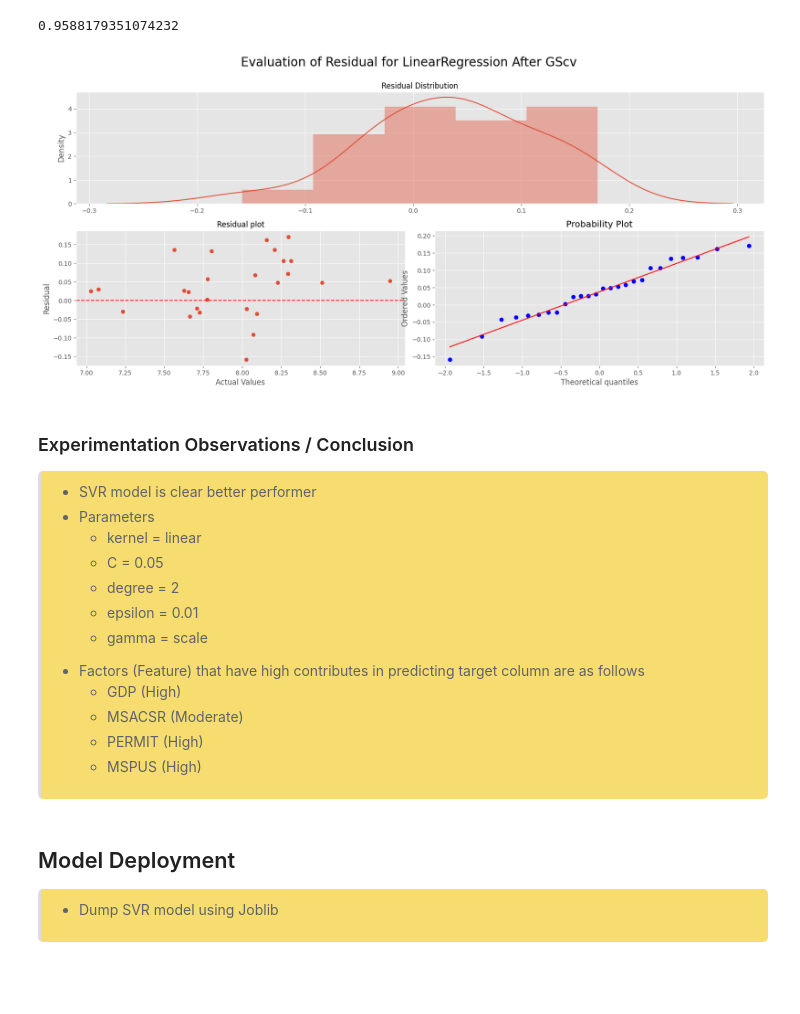
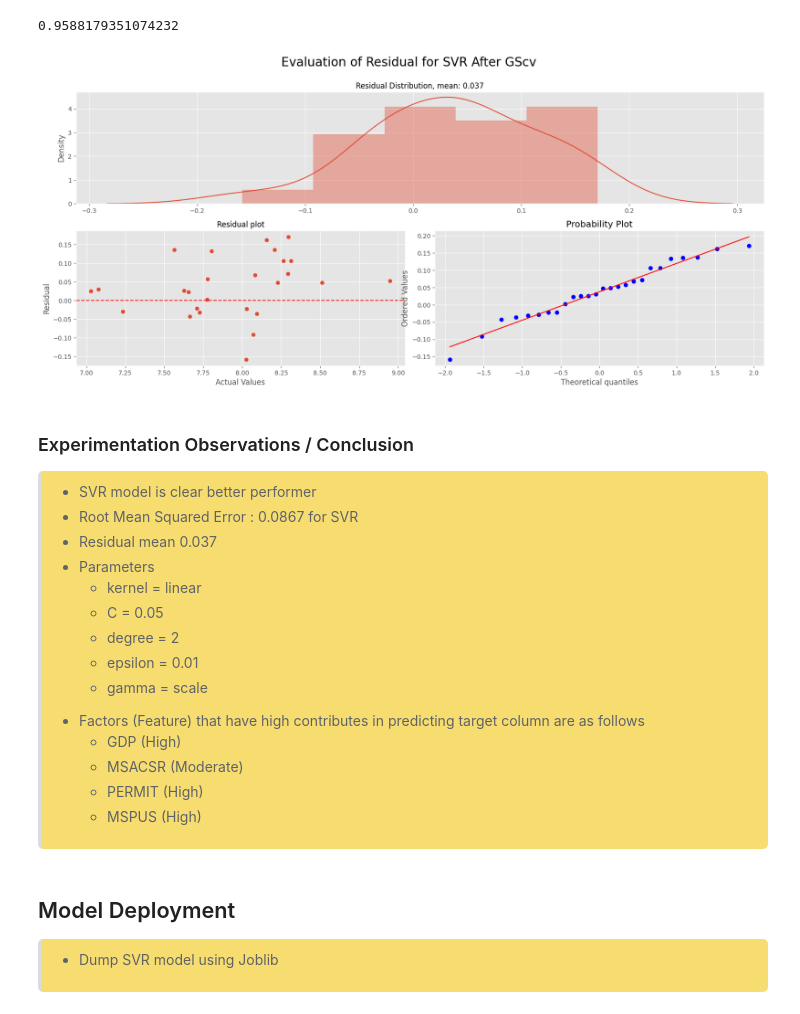
Before and after one commit to SarkarPriyanshu/USHousingMarketAnalysis, a Jupyter notebook: 03_Model_Development_Evaluation.ipynb, the cells around one changed output. Saved outputs shown, nothing was run; the diff lists cells and outputs as text; code cells hidden in the pictures; blank space fills up the shorter version.

```diff
--- a/03_Model_Development_Evaluation.ipynb
+++ b/03_Model_Development_Evaluation.ipynb
@@ -453,38 +453,40 @@ LinearR_Residuals = y_test - X_test_predictions
 # %%
 # Create a new figure
 fig = plt.figure(figsize=(20, 8))
-fig.suptitle(f'Evaluation of Residual for LinearRegression After GScv', fontsize=20)
+fig.suptitle(f'Evaluation of Residual for SVR After GScv', fontsize=20)
 
 # Create a grid for subplots
 gs = grid.GridSpec(ncols=4, nrows=12)
 
 # Add subplot for Residual Distribution
 ax1 = fig.add_subplot(gs[:5, :])
-ax1.set_title('Residual Distribution', fontsize=12)
+ax1.set_title(f'Residual Distribution, mean: {np.round(LinearR_Residuals.mean(),3)}', fontsize=12)
 sns.distplot(LinearR_Residuals, ax=ax1)
 
 # Add subplot for Residual plot
 ax2 = fig.add_subplot(gs[6:, :2])
 ax2.set_title('Residual plot', fontsize=12)
 ax2.scatter(y_test, LinearR_Residuals)
 ax2.axhline(y=0, color='r', ls='--')
 ax2.set_xlabel('Actual Values')
 ax2.set_ylabel('Residual')
 
 # Add subplot for Probability plot
 ax3 = fig.add_subplot(gs[6:, 2:])
 ax3.set_title('Probability plot', fontsize=12)
 stats.probplot(LinearR_Residuals, plot=ax3)
 
 # Display the plot
 plt.show()
 # %% [output]
-[figure, old version]
+[figure, new version]
 # %% [markdown]
 ### Experimentation Observations / Conclusion
 <blockquote style="background-color: #f7dc6f; padding: 10px; border-radius: 5px;">
   <ul>
     <li>SVR model is clear better performer</li>
+    <li>Root Mean Squared Error : 0.0867 for SVR</li>
+    <li>Residual mean 0.037</li>
     <li>Parameters</li>
         <ul>
           <li>kernel = linear</li>
```
Also changed, not shown: parts of 1 cell of this notebook.
